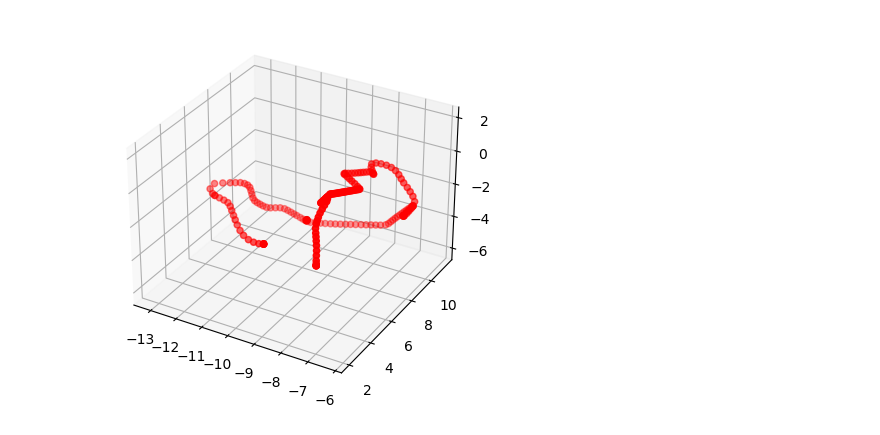
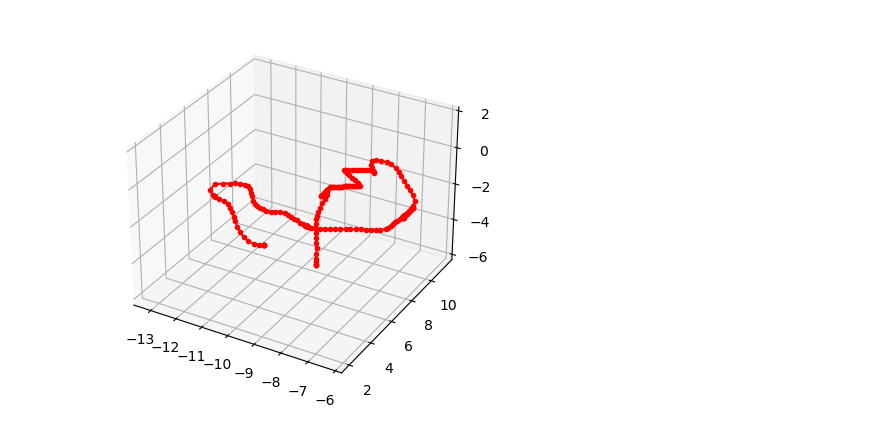
Before and after one commit to AugCogVR/cogbre-nexus, a Jupyter notebook: sessions/analysis.ipynb, the cells around one changed output. Cells and saved outputs as stored; diff of their text form; code cells hidden in the pictures.

Commit message:
minor refinement of plotting

```diff
--- a/sessions/analysis.ipynb
+++ b/sessions/analysis.ipynb
@@ -7,11 +7,11 @@ points = pandas.read_csv('default_20240527-172805_head.csv')   # REPLACE WITH YO
 # %%
 fig = plt.figure()
 ax = fig.add_subplot(111, projection='3d')
 x = points['x'].values
 y = points['y'].values
 z = points['z'].values
-ax.scatter(x, y, z, c='r', marker='o')
+ax.plot(x, y, z, c='r', marker='.')
 
 plt.show()
 # %% [output]
-[figure, old version]
+[figure, new version]
```
